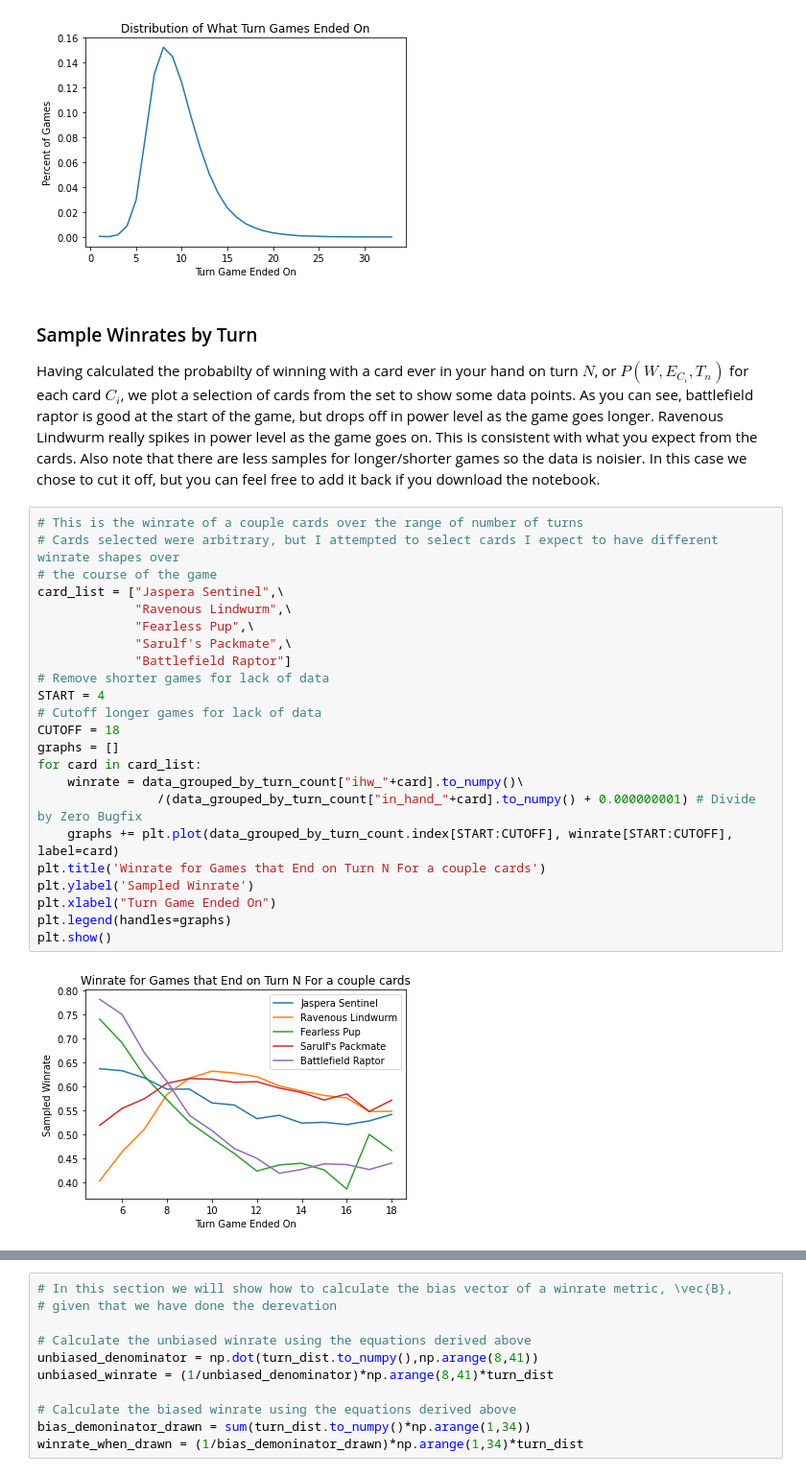
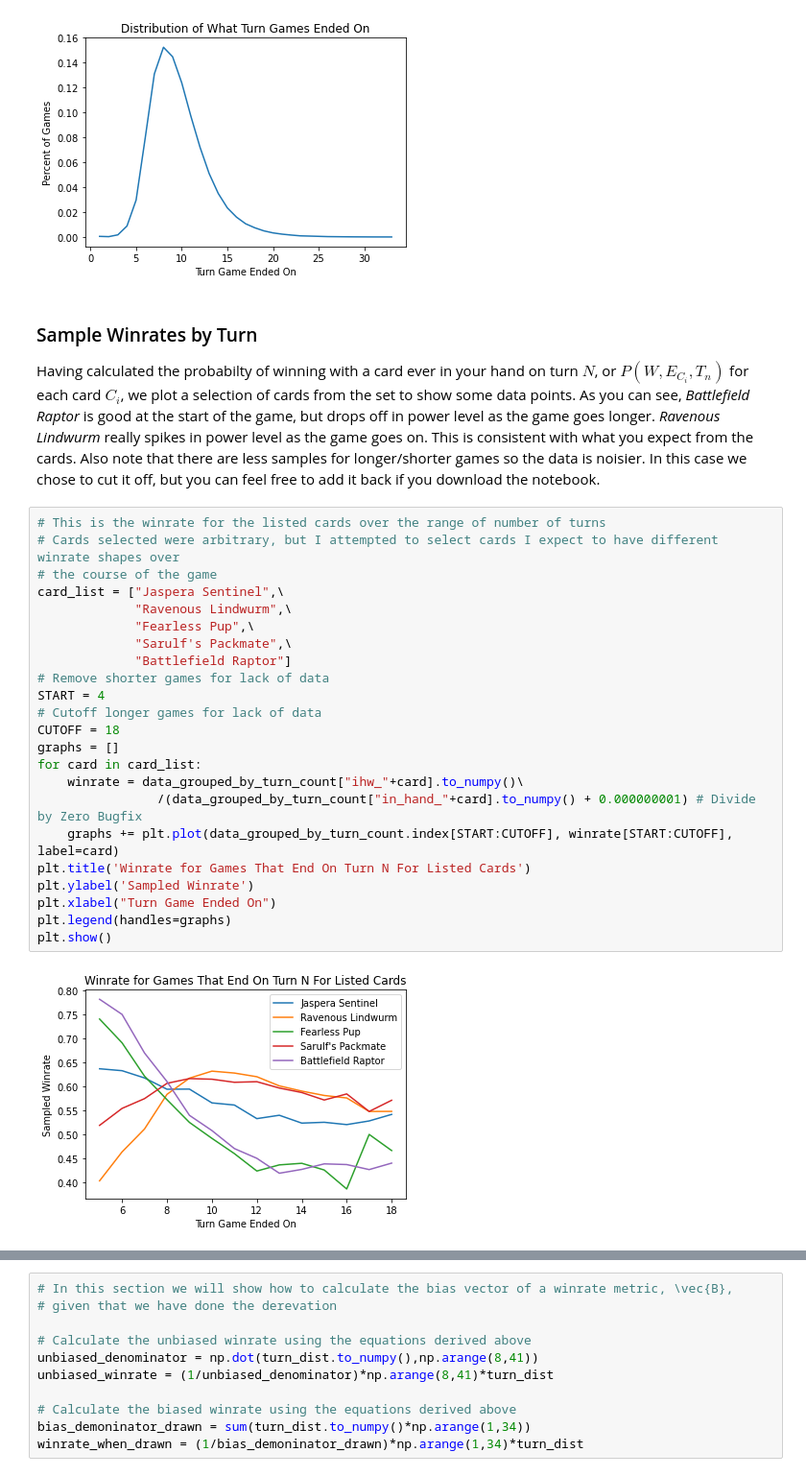
Before and after one commit to billybrickner/MTGData, a Jupyter notebook: Late and Early Game bias in MTG Data Calculations.ipynb, the cells around one changed output, grey strips where cells are left out. Shown at 96% size. Saved outputs shown, nothing was run; the diff lists cells and outputs as text.

```diff
--- a/Late and Early Game bias in MTG Data Calculations.ipynb
+++ b/Late and Early Game bias in MTG Data Calculations.ipynb
@@ -202,31 +204,31 @@ plt.show()
 [figure]
 # %% [markdown]
 ### Sample Winrates by Turn
-Having calculated the probabilty of winning with a card ever in your hand on turn $N$, or $P(W, E_{C_i}, T_n)$ for each card $C_i$, we plot a selection of cards from the set to show some data points. As you can see, battlefield raptor is good at the start of the game, but drops off in power level as the game goes longer. Ravenous Lindwurm really spikes in power level as the game goes on. This is consistent with what you expect from the cards. Also note that there are less samples for longer/shorter games so the data is noisier. In this case we chose to cut it off, but you can feel free to add it back if you download the notebook.
+Having calculated the probabilty of winning with a card ever in your hand on turn $N$, or $P(W, E_{C_i}, T_n)$ for each card $C_i$, we plot a selection of cards from the set to show some data points. As you can see, <em>Battlefield Raptor</em> is good at the start of the game, but drops off in power level as the game goes longer. <em>Ravenous Lindwurm</em> really spikes in power level as the game goes on. This is consistent with what you expect from the cards. Also note that there are less samples for longer/shorter games so the data is noisier. In this case we chose to cut it off, but you can feel free to add it back if you download the notebook.
 # %%
-# This is the winrate of a couple cards over the range of number of turns
+# This is the winrate for the listed cards over the range of number of turns
 # Cards selected were arbitrary, but I attempted to select cards I expect to have different winrate shapes over
 # the course of the game
 card_list = ["Jaspera Sentinel",\
              "Ravenous Lindwurm",\
              "Fearless Pup",\
              "Sarulf's Packmate",\
              "Battlefield Raptor"]
 # Remove shorter games for lack of data
 START = 4
 # Cutoff longer games for lack of data
 CUTOFF = 18
 graphs = []
 for card in card_list:
     winrate = data_grouped_by_turn_count["ihw_"+card].to_numpy()\
                 /(data_grouped_by_turn_count["in_hand_"+card].to_numpy() + 0.000000001) # Divide by Zero Bugfix
     graphs += plt.plot(data_grouped_by_turn_count.index[START:CUTOFF], winrate[START:CUTOFF], label=card)
-plt.title('Winrate for Games that End on Turn N For a couple cards')
+plt.title('Winrate for Games That End On Turn N For Listed Cards')
 plt.ylabel('Sampled Winrate')
 plt.xlabel("Turn Game Ended On")
 plt.legend(handles=graphs)
 plt.show()
 # %% [output]
-[figure, old version]
+[figure, new version]
 # %% [markdown]
 ## Calculating the Bias of "Winrate When Drawn"
```
Also changed, not shown: parts of 11 cells of this notebook.
